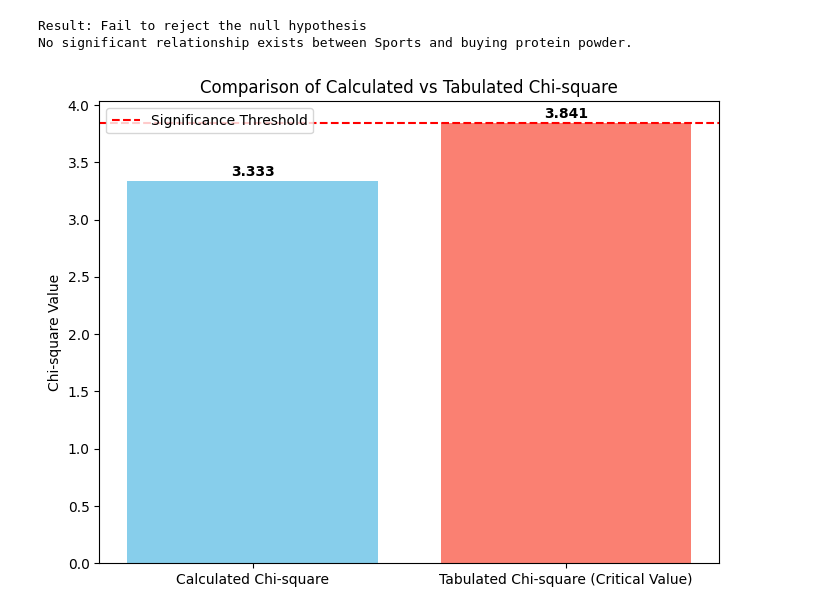
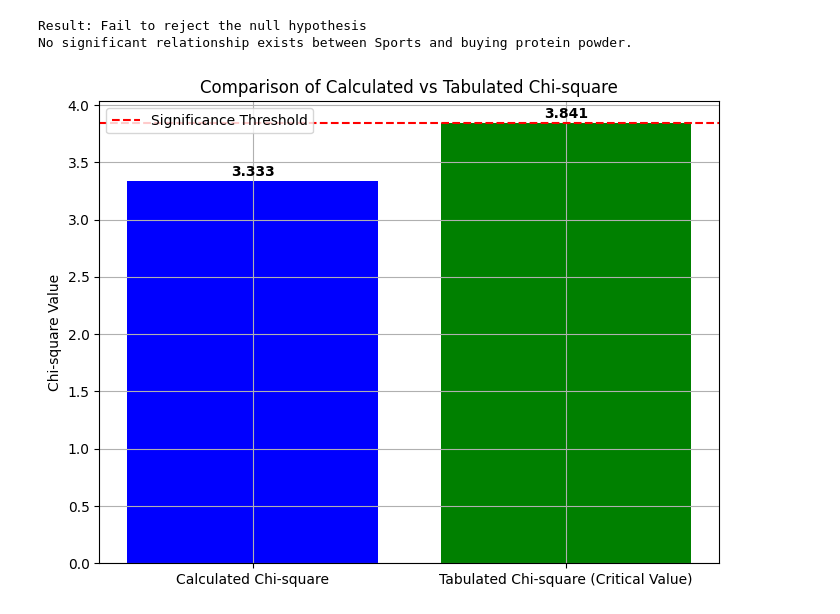
Before and after one commit to Ayushman2005-cmyk/AML_EXPERIMENTS, a Jupyter notebook: AML_LAB_6.ipynb, the cells around one changed output. Cells and saved outputs as stored; diff of their text form; code cells hidden in the pictures.

```diff
--- a/AML_LAB_6.ipynb
+++ b/AML_LAB_6.ipynb
@@ -57,15 +57,16 @@ No significant relationship exists between Sports and buying protein powder.
 # %%
 labels = ['Calculated Chi-square', 'Tabulated Chi-square (Critical Value)']
 values = [chi2, tabulated_chi2]
-colors = ['skyblue', 'salmon']
+colors = ['blue', 'green']
 plt.figure(figsize=(8, 6))
 plt.bar(labels, values, color=colors)
 plt.ylabel('Chi-square Value')
 plt.title('Comparison of Calculated vs Tabulated Chi-square')
 plt.axhline(y=tabulated_chi2, color='r', linestyle='--', label='Significance Threshold')
 for i, v in enumerate(values):
     plt.text(i, v + 0.05, f"{v:.3f}", ha='center', fontweight='bold')
 plt.legend()
+plt.grid()
 plt.show()
 # %% [output]
-[figure, old version]
+[figure, new version]
```
